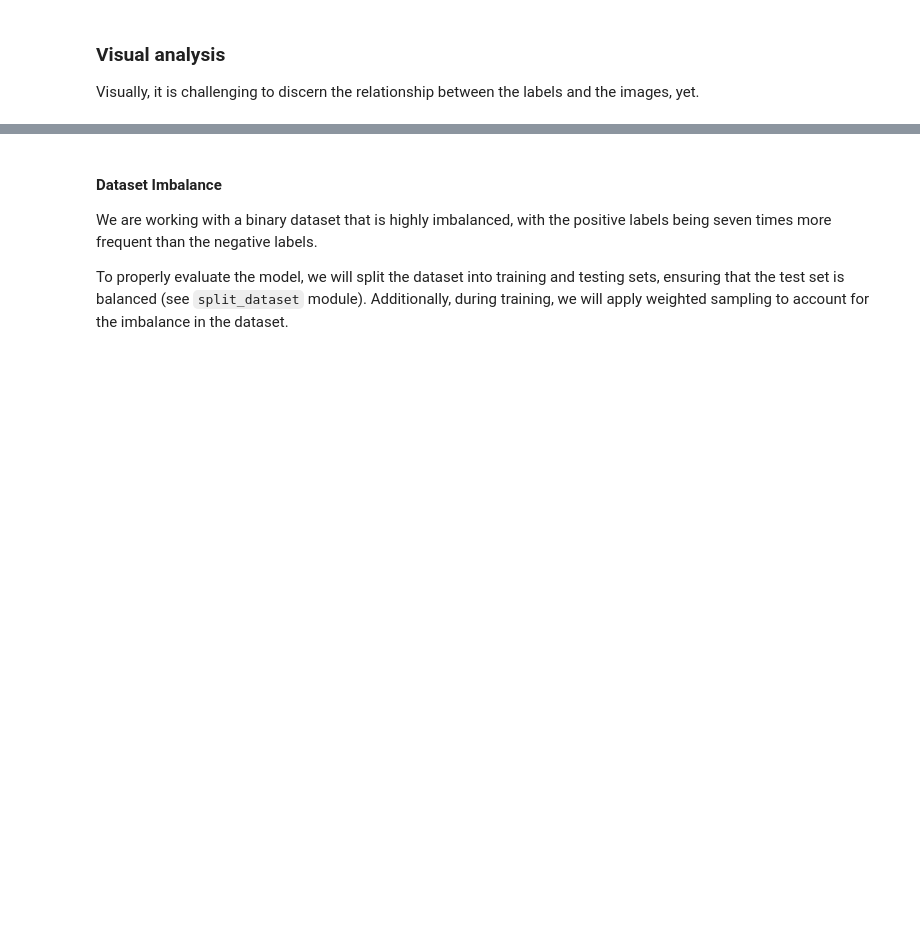
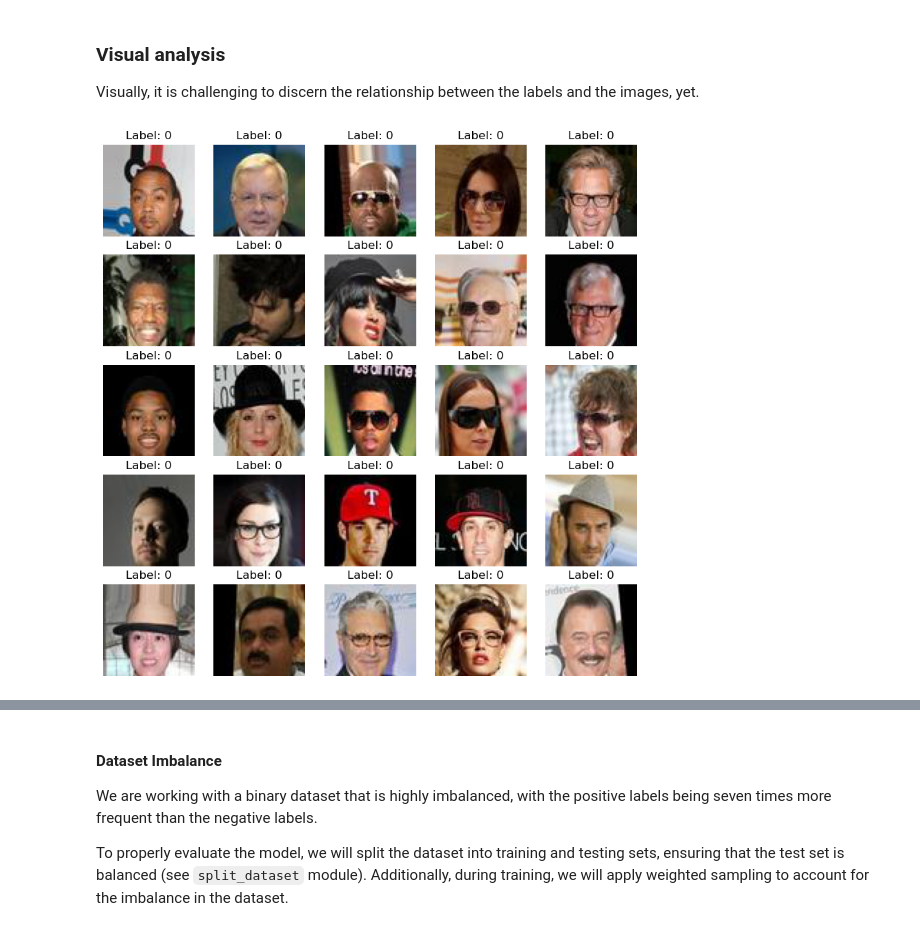
Before and after one commit to wasphulud/basic_binary_classification, a Jupyter notebook: data_exploration.ipynb, the cells around one changed output, grey strips where cells are left out. Cells and saved outputs as stored; diff of their text form; code cells hidden in the pictures; blank space fills up the shorter version.

```diff
--- a/data_exploration.ipynb
+++ b/data_exploration.ipynb
@@ -34,3 +37,32 @@ plt.show()
 # %% [markdown]
 ### Visual analysis
 Visually, it is challenging to discern the relationship between the labels and the images, yet.
+# %%
+import os
+import matplotlib.pyplot as plt
+from PIL import Image
+
+# Define the paths
+original_folder = os.path.join(parent_folder, "train_img")
+labels_file = os.path.join(parent_folder, "label_train.txt")
+
+# Read labels into a list
+with open(labels_file, "r") as f:
+    labels = [int(line.strip()) for line in f]
+
+# Get the indices of images with label 0
+indices_with_label_0 = [i for i, label in enumerate(labels) if label == 0]
+e = 28
+# Plot the first 25 images with label 0
+plt.figure(figsize=(10, 10))
+for i in range(e, e+25):
+    img_path = os.path.join(original_folder, f"{indices_with_label_0[i]+1:06d}.jpg")
+    img = Image.open(img_path)
+    plt.subplot(5, 5, i + 1-e)
+    plt.imshow(img)
+    plt.title(f"Label: 0")
+    plt.axis('off')
+
+plt.show()
+# %% [output]
+[figure, added]
```
Also changed, not shown: parts of 11 cells of this notebook, 3 other files.
